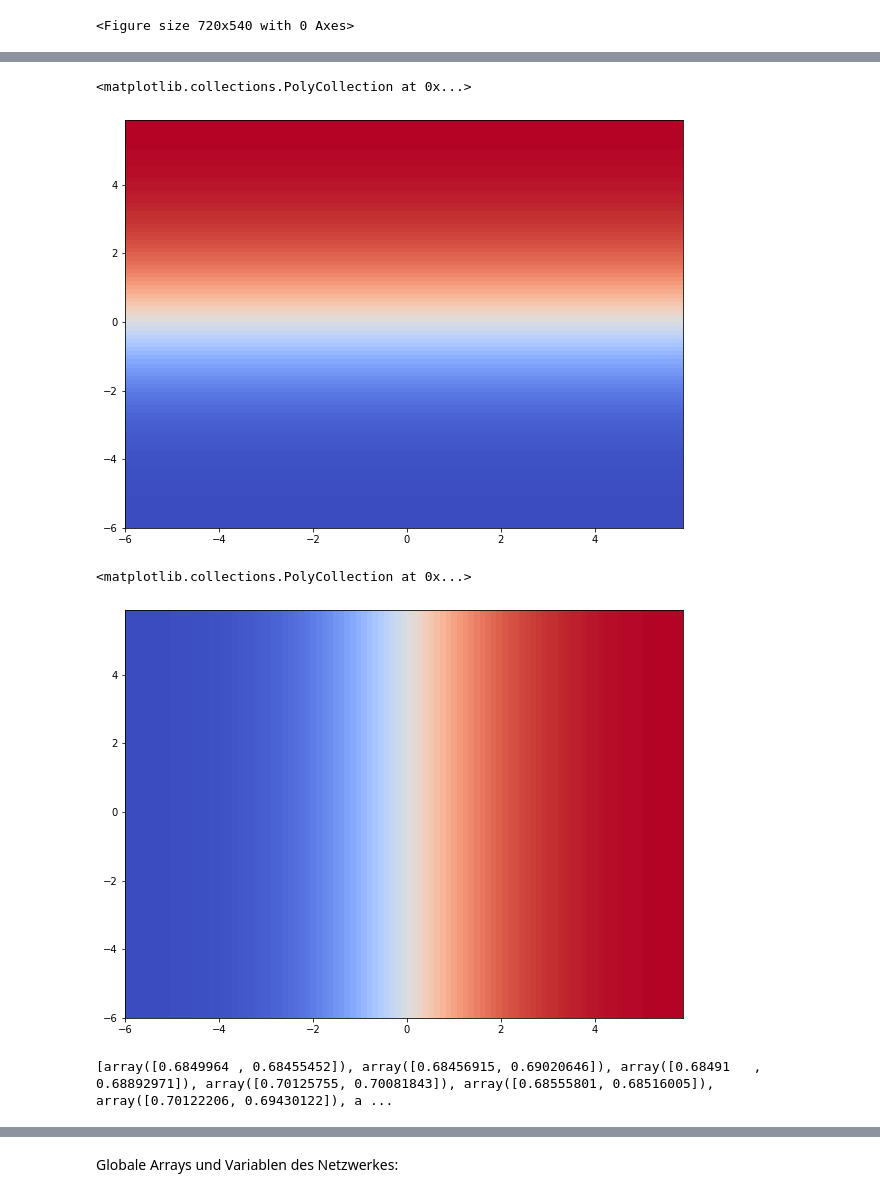
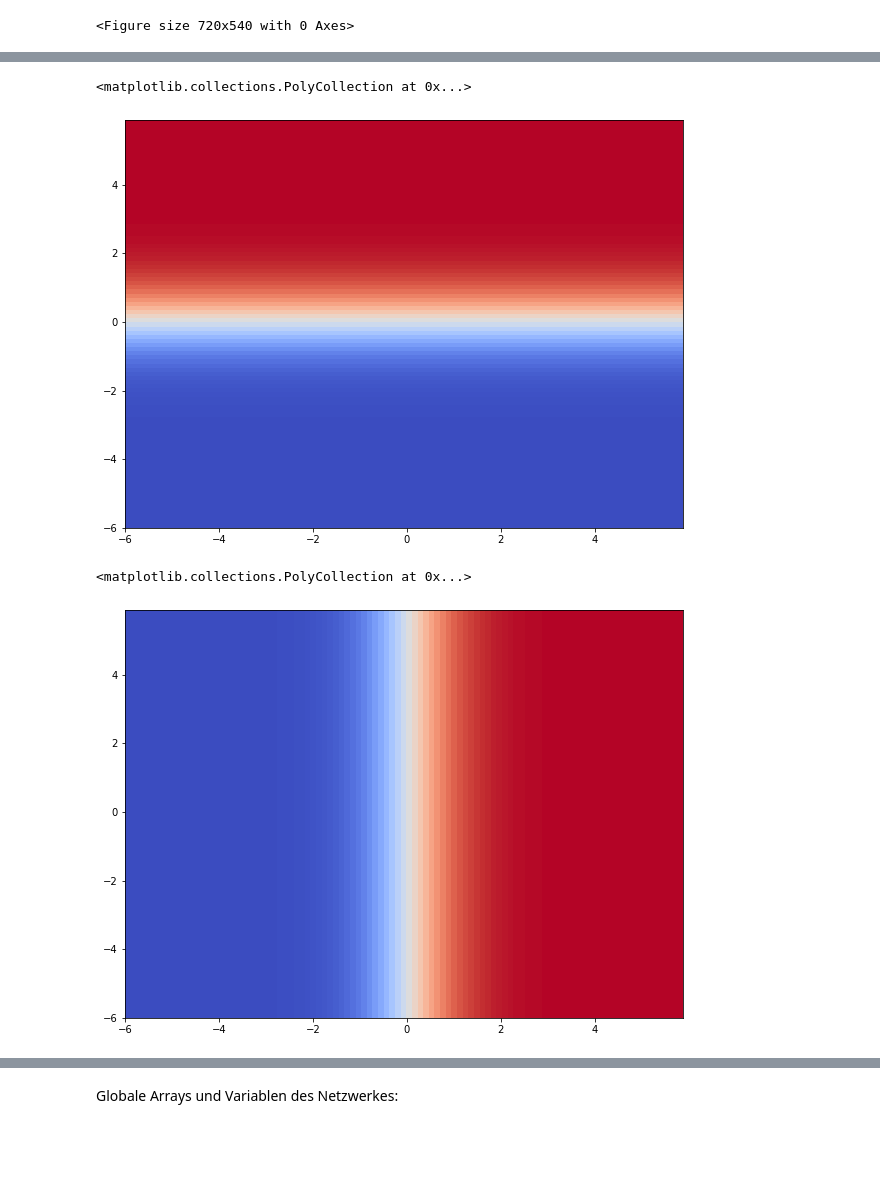
Before and after one commit to schmuecker/machine-learning-course, a Jupyter notebook: Deep Learning/01 backpropagation/01 MLP.ipynb, the cells around one changed output, grey strips where cells are left out. Drawn from its saved outputs; the diff is of its cells as text; code cells hidden in the pictures; blank space fills up the shorter version.

```diff
--- a/Deep Learning/01 backpropagation/01 MLP.ipynb
+++ b/Deep Learning/01 backpropagation/01 MLP.ipynb
@@ -73,44 +73,45 @@ weights_x = [1,0]
 weights_y = [0,1]
 weights_in = np.array([weights_x, weights_y])
 
 # Sigmoid (vektorisiert)
 def sigmoid(z):
     """The sigmoid function."""
-    return 1.0/(1.0+np.exp(-z))
+    #return 1.0/(1.0+np.exp(-z))
+    return np.tanh(z)
 
 def feedforward(a):
     """Return the output of the network if ``a`` is input."""
     a = sigmoid(np.dot(weights_in, a))
     return a
 
 xGitter = np.zeros((100,100))
 yGitter = np.zeros((100,100))
 outputs_gitter = np.zeros((100, 100, 2))
 xIndex = 0
 yIndex = 0
-
-for x in np.arange(-6,6,12/100):
-    for y in np.arange(-6,6,12/100):
+h = 12/100
+for x in np.arange(-6,6,h):
+    for y in np.arange(-6,6,h):
         input = feedforward([x,y])
         xGitter[xIndex][yIndex] = input[0]
         yGitter[xIndex][yIndex] = input[1]
         outputs_gitter[xIndex][yIndex] = input
         yIndex += 1
     yIndex = 0
     xIndex += 1
-h = 12/100
+
 
 xx, yy = np.meshgrid(np.arange(-6,6,h), np.arange(-6,6,h))
 
 plt.pcolor(xx, yy, xGitter, alpha=1.0, cmap='coolwarm')
 # %% [output]
 <matplotlib.collections.PolyCollection at 0x...>
-[figure, old version]
+[figure, new version]
 # %%
 plt.pcolor(xx, yy, yGitter, alpha=1.0, cmap='coolwarm')
 # %% [output]
 <matplotlib.collections.PolyCollection at 0x...>
-[figure, old version]
+[figure, new version]
 # %%
 # 6.
 
@@ -120,16 +121,14 @@ outputs_te = []
 for xy in X_train:
 
   output = feedforward(xy)
-  outputs_t.append(output[0])
+  outputs_t.append(output)
 
 for xy in X_test:
   output = feedforward(xy)
-  outputs_te.append(output[0])
+  outputs_te.append(output)
 
-
-print(outputs_te)
+y_train = np.reshape(y_train,(200,1))
+y_test = np.reshape(y_test,(200,1))
-# %% [output]
-[array([0.6849964 , 0.68455452]), array([0.68456915, 0.69020646]), array([0.68491   , 0.68892971]), array([0.70125755, 0.70081843]), array([0.68555801, 0.68516005]), array([0.70122206, 0.69430122]), a ...
 # %%
 len(outputs_gitter[0])
 array = []
```
Also changed, not shown: parts of 7 cells of this notebook.
